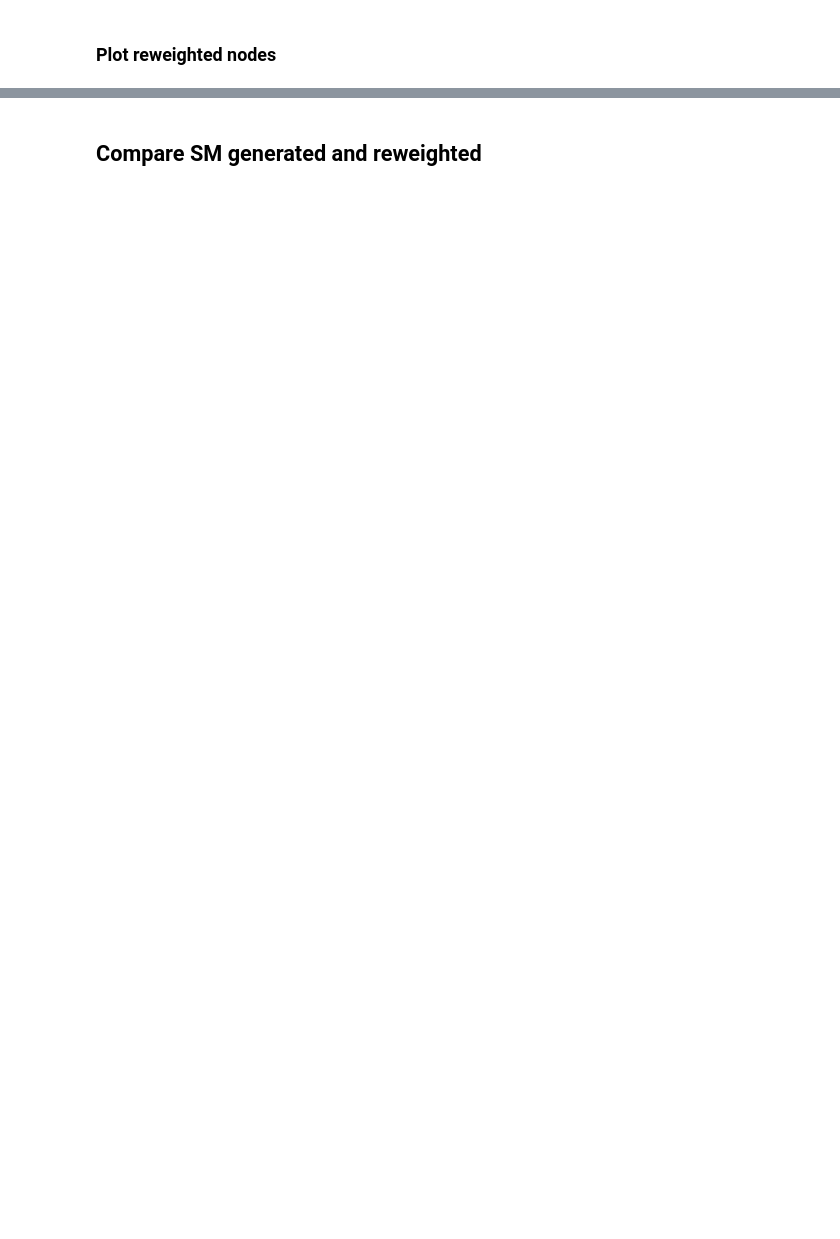
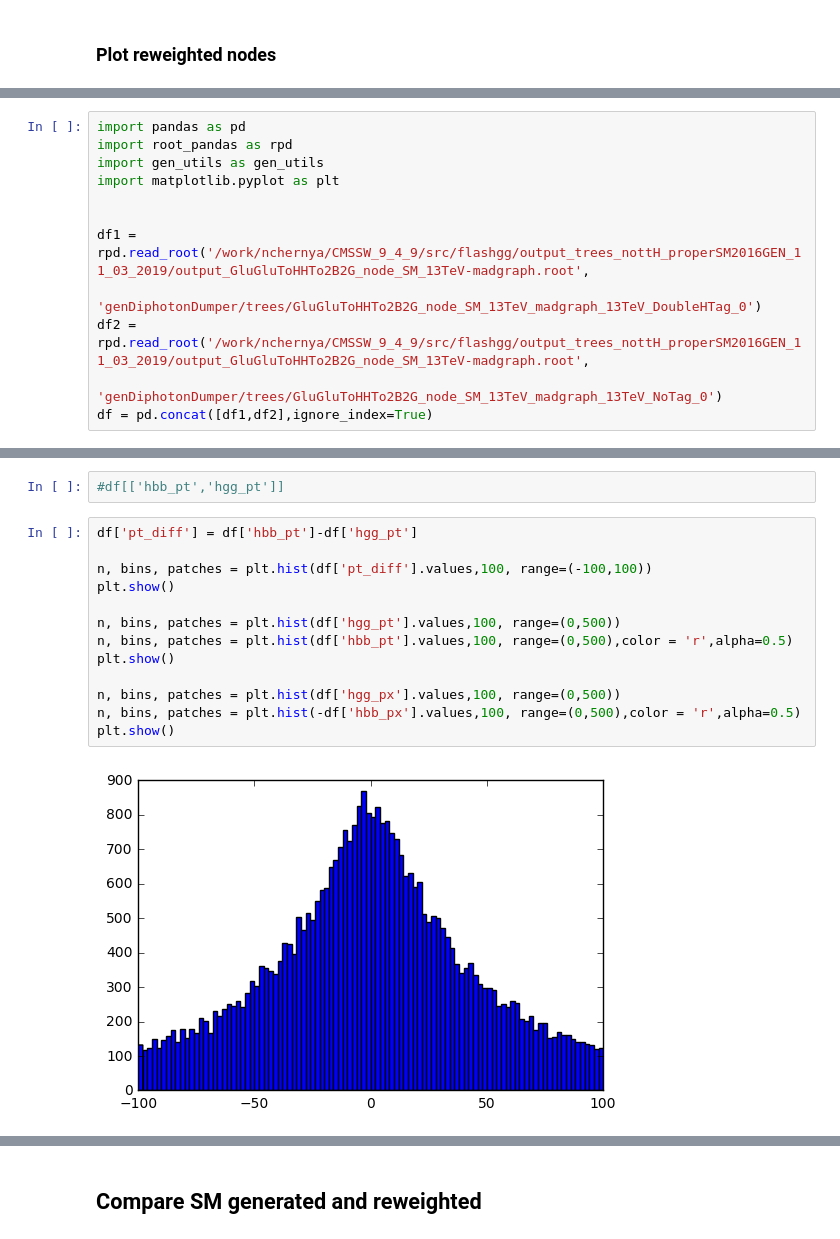
Before and after one commit to chernyavskaya/HHbbgg_ETH, a Jupyter notebook: Training/notebooks/makeHHreweightingHist.ipynb, the cells around one changed output, grey strips where cells are left out. Saved outputs shown, nothing was run; the diff lists cells and outputs as text; blank space fills up the shorter version.

```diff
--- a/Training/notebooks/makeHHreweightingHist.ipynb
+++ b/Training/notebooks/makeHHreweightingHist.ipynb
@@ -186,0 +302,12 @@ Info in <TCanvas::Print>: pdf file /mnt/t3nfs01/data01/shome/nchernya/HHbbgg_ETH
+# %%
+import pandas as pd
+import root_pandas as rpd
+import gen_utils as gen_utils
+import matplotlib.pyplot as plt
+
+
+df1 = rpd.read_root('/work/nchernya/CMSSW_9_4_9/src/flashgg/output_trees_nottH_properSM2016GEN_11_03_2019/output_GluGluToHHTo2B2G_node_SM_13TeV-madgraph.root',
+                  'genDiphotonDumper/trees/GluGluToHHTo2B2G_node_SM_13TeV_madgraph_13TeV_DoubleHTag_0')
+df2 = rpd.read_root('/work/nchernya/CMSSW_9_4_9/src/flashgg/output_trees_nottH_properSM2016GEN_11_03_2019/output_GluGluToHHTo2B2G_node_SM_13TeV-madgraph.root',
+                  'genDiphotonDumper/trees/GluGluToHHTo2B2G_node_SM_13TeV_madgraph_13TeV_NoTag_0')
+df = pd.concat([df1,df2],ignore_index=True)
@@ -186,0 +327,17 @@ Info in <TCanvas::Print>: pdf file /mnt/t3nfs01/data01/shome/nchernya/HHbbgg_ETH
+# %%
+#df[['hbb_pt','hgg_pt']]
+# %%
+df['pt_diff'] = df['hbb_pt']-df['hgg_pt']
+
+n, bins, patches = plt.hist(df['pt_diff'].values,100, range=(-100,100))
+plt.show()
+
+n, bins, patches = plt.hist(df['hgg_pt'].values,100, range=(0,500))
+n, bins, patches = plt.hist(df['hbb_pt'].values,100, range=(0,500),color = 'r',alpha=0.5)
+plt.show()
+
+n, bins, patches = plt.hist(df['hgg_px'].values,100, range=(0,500))
+n, bins, patches = plt.hist(-df['hbb_px'].values,100, range=(0,500),color = 'r',alpha=0.5)
+plt.show()
+# %% [output]
+[figure, added]
```
Also changed, not shown: parts of 16 cells of this notebook, 4 other files.
